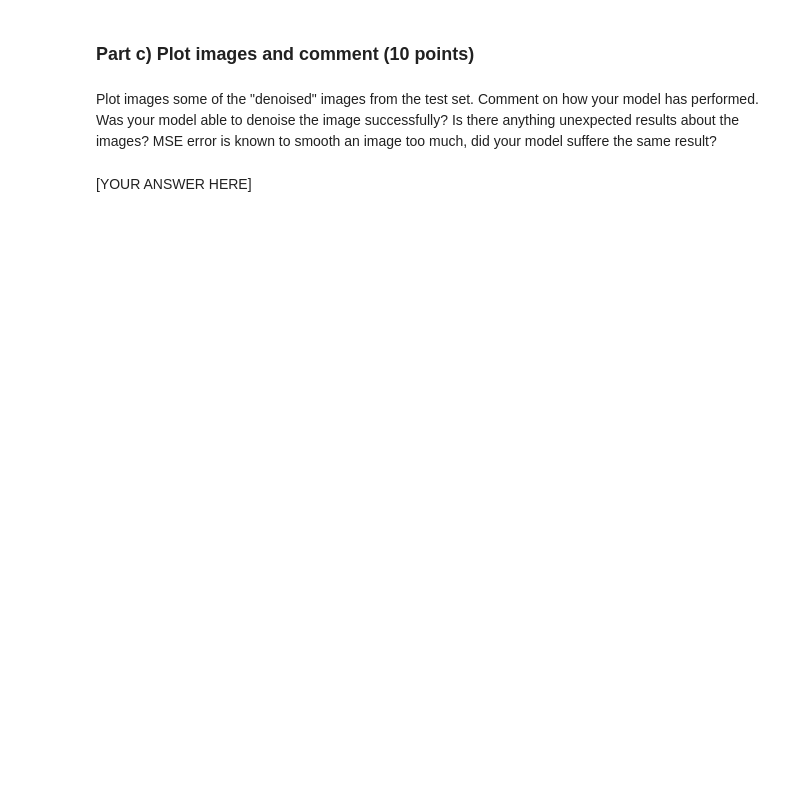
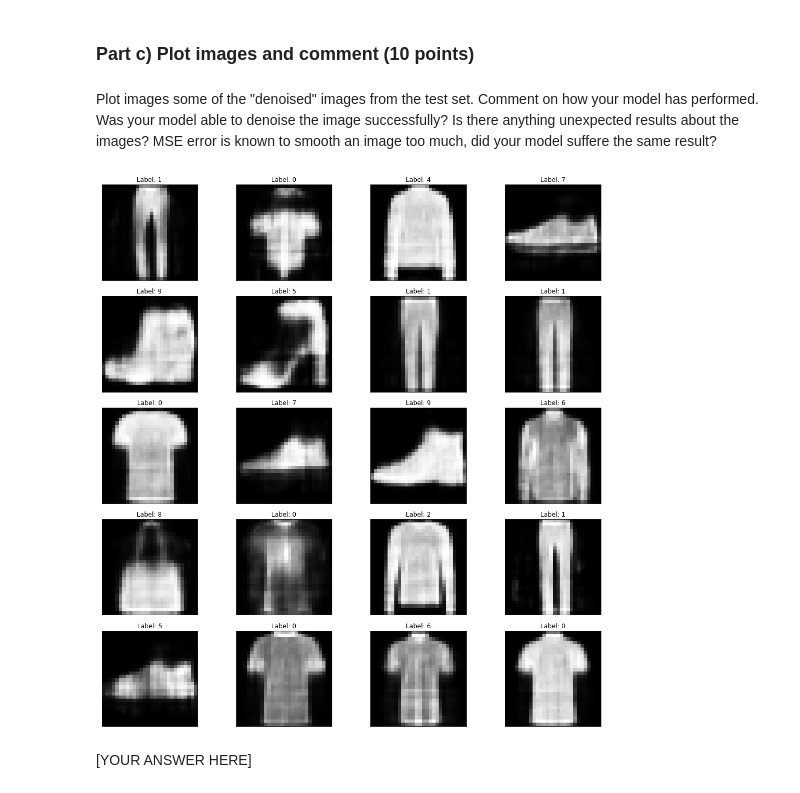
Before and after one commit to KevinW824/CSE-144-Applied-Machine-Learning, a Jupyter notebook: Summer_21_Assignment_5.ipynb, the cells around one changed output. Cells and saved outputs as stored; diff of their text form; code cells hidden in the pictures; blank space fills up the shorter version.

```diff
--- a/Summer_21_Assignment_5.ipynb
+++ b/Summer_21_Assignment_5.ipynb
@@ -512,2 +580,26 @@ Plot images some of the "denoised" images from the test set. Comment on how your
+# %%
+# Plot images some of the "denoised" images from the test set
+
+### YOUR CODE HERE ###
+# encoded_imgs = autoencoder.encoder(x_test).numpy()
+# decoded_imgs = autoencoder.decoder(encoded_imgs).numpy()
+
+fig, ax = plt.subplots(5, 4)
+fig.set_size_inches(15, 15)
+
+for i in range(5):
+    for j in range(4):
+        l=rn.randint(0, len(y_test))
+        ax[i, j].imshow(decoded_imgs[l], cmap='gray')
+        ax[i, j].set_title('Label: ' + str(y_test[l]))
+        # Hide grid lines
+        ax[i, j].grid(False)
+        # Hide axes ticks
+        ax[i, j].set_xticks([])
+        ax[i, j].set_yticks([])
+
+plt.tight_layout()
+# %% [output]
+[figure, added]
 # %% [markdown]
 [YOUR ANSWER HERE]
```
Also changed, not shown: parts of 6 cells of this notebook.
